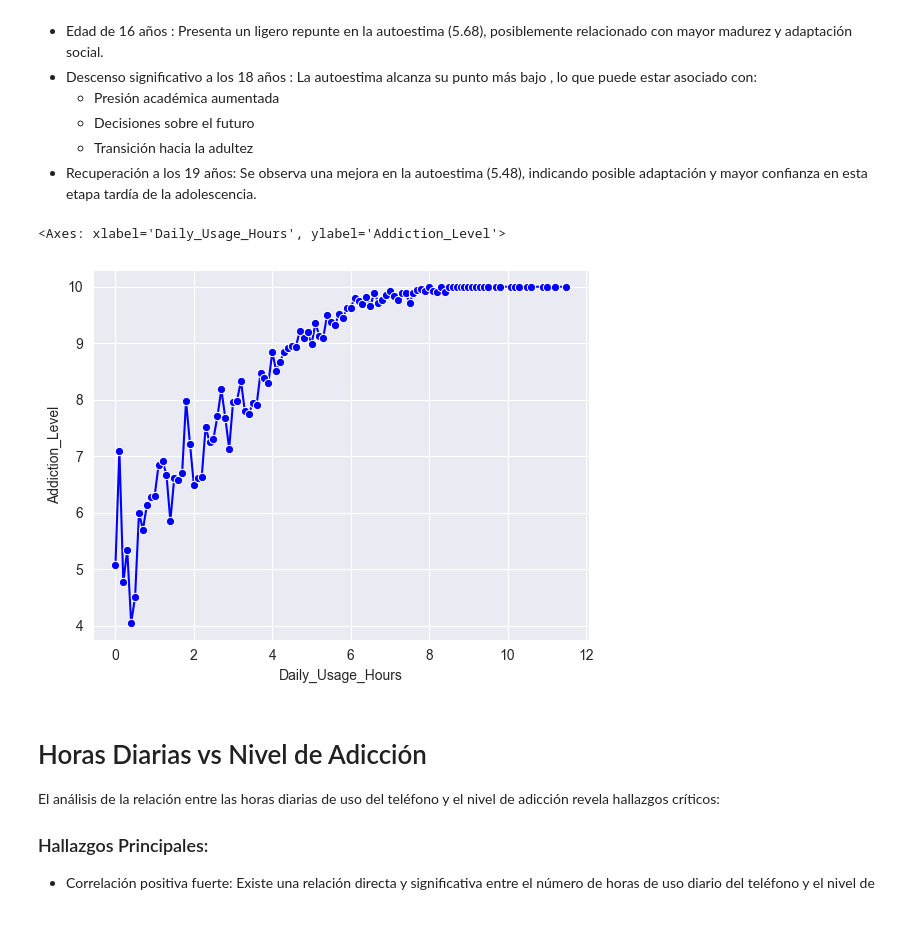
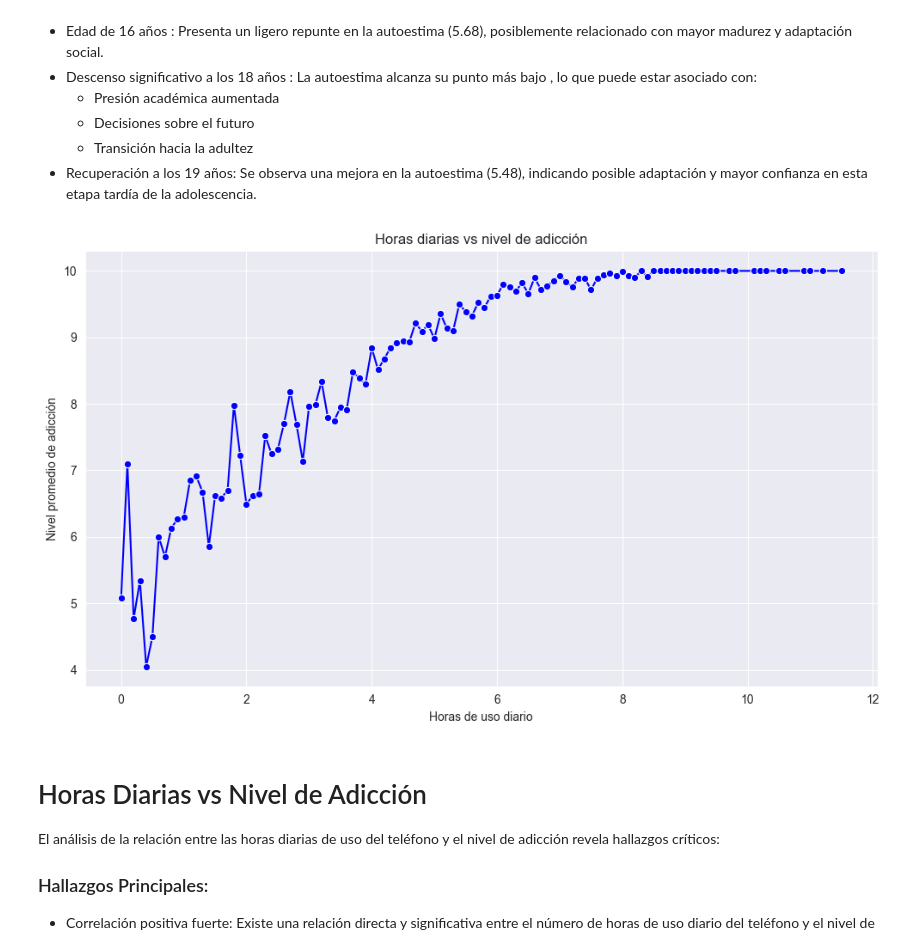
Before and after one commit to somoel/uso_telefono_adolescentes, a Jupyter notebook: notebooks/analysis.ipynb, the cells around one changed output. Saved outputs shown, nothing was run; the diff lists cells and outputs as text; code cells hidden in the pictures; blank space fills up the shorter version.

```diff
--- a/notebooks/analysis.ipynb
+++ b/notebooks/analysis.ipynb
@@ -16,9 +16,9 @@ from imblearn.over_sampling import SMOTE
 # %%
-#limpieza y cargar la base de datos
-df = pd.read_csv("../data/data.csv")
+df = cargar_datos("../data/data.csv")
 
-df.drop(columns=['ID', 'Name'], inplace=True)
+# Limpiar datos
+df = limpiar_datos(df)
 
-df.info()
-df.describe(include="all")
+# Mostrar resumen
+imprimir_resumen_datos(df)
 # %% [output]
@@ -193,11 +123,9 @@ El análisis de la autoestima promedio según la edad de los adolescentes revela
 - Recuperación a los 19 años: Se observa una mejora en la autoestima (5.48), indicando posible adaptación y mayor confianza en esta etapa tardía de la adolescencia.
 # %%
 #horas  diarias  vs el nivel de adiccion
-grouped_df = df.groupby('Daily_Usage_Hours')['Addiction_Level'].mean().reset_index()
-sns.lineplot(data=grouped_df, x='Daily_Usage_Hours', y='Addiction_Level', marker='o', color='blue')
+grafico_uso_vs_adiccion(df)
 # %% [output]
-<Axes: xlabel='Daily_Usage_Hours', ylabel='Addiction_Level'>
-[figure, old version]
+[figure, new version]
 # %% [markdown]
 # Horas Diarias vs Nivel de Adicción
 El análisis de la relación entre las horas diarias de uso del teléfono y el nivel de adicción revela hallazgos críticos:
```
Also changed, not shown: parts of 21 cells of this notebook, 6 other files.
